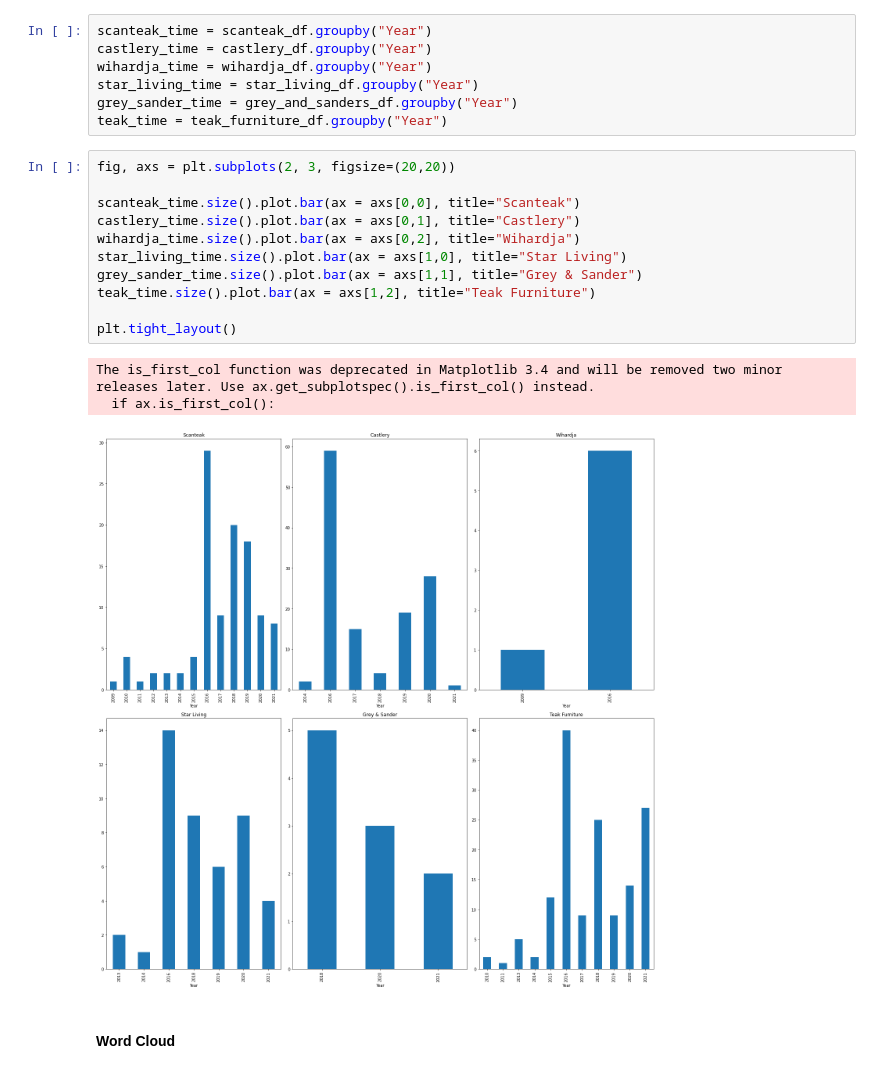
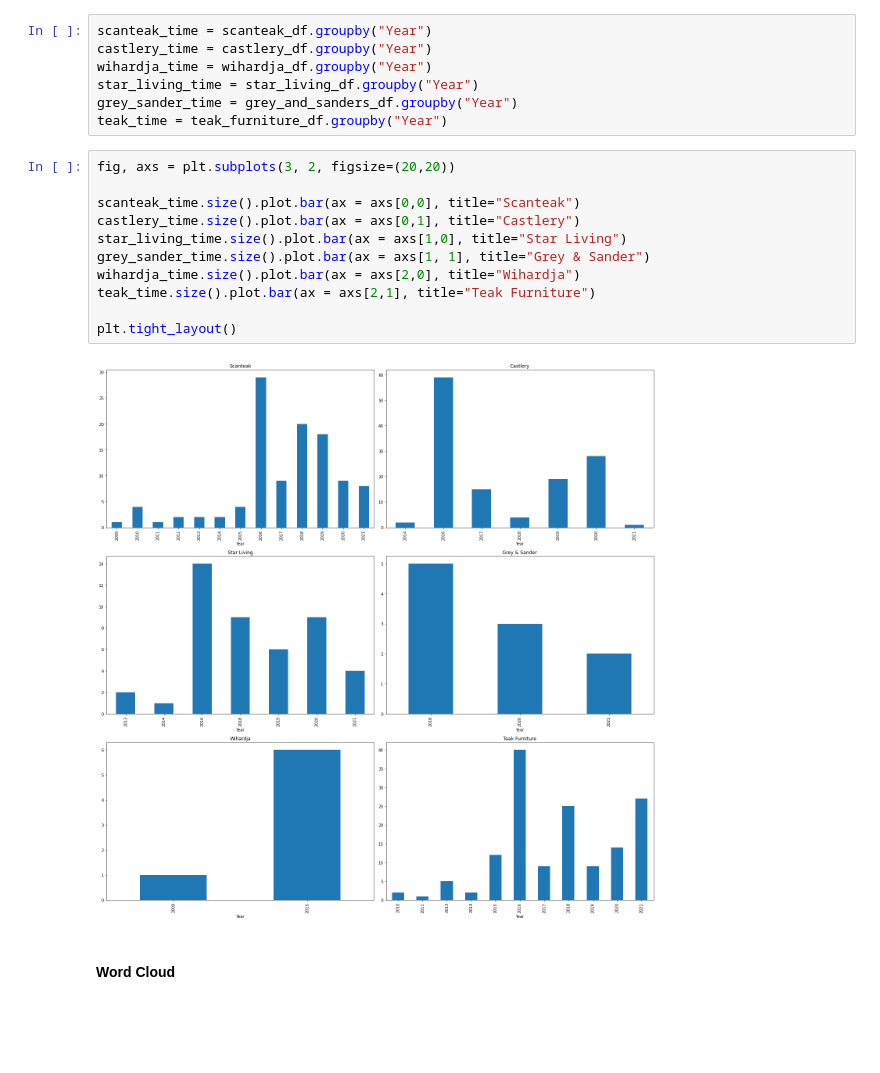
Before and after one commit to IvyHau/scanteak, a Jupyter notebook: Script/EDA Forum.ipynb, the cells around one changed output. Saved outputs shown, nothing was run; the diff lists cells and outputs as text; blank space fills up the shorter version.

```diff
--- a/Script/EDA Forum.ipynb
+++ b/Script/EDA Forum.ipynb
@@ -96,20 +96,18 @@ star_living_time = star_living_df.groupby("Year")
 grey_sander_time = grey_and_sanders_df.groupby("Year")
 teak_time = teak_furniture_df.groupby("Year")
 # %%
-fig, axs = plt.subplots(2, 3, figsize=(20,20))
+fig, axs = plt.subplots(3, 2, figsize=(20,20))
 
 scanteak_time.size().plot.bar(ax = axs[0,0], title="Scanteak")
 castlery_time.size().plot.bar(ax = axs[0,1], title="Castlery")
-wihardja_time.size().plot.bar(ax = axs[0,2], title="Wihardja")
 star_living_time.size().plot.bar(ax = axs[1,0], title="Star Living")
-grey_sander_time.size().plot.bar(ax = axs[1,1], title="Grey & Sander")
-teak_time.size().plot.bar(ax = axs[1,2], title="Teak Furniture")
+grey_sander_time.size().plot.bar(ax = axs[1, 1], title="Grey & Sander")
+wihardja_time.size().plot.bar(ax = axs[2,0], title="Wihardja")
+teak_time.size().plot.bar(ax = axs[2,1], title="Teak Furniture")
 
 plt.tight_layout()
 # %% [output]
-The is_first_col function was deprecated in Matplotlib 3.4 and will be removed two minor releases later. Use ax.get_subplotspec().is_first_col() instead.
-  if ax.is_first_col():
-[figure, old version]
+[figure, new version]
 # %% [markdown]
 #### Word Cloud
 # %%
```
Also changed, not shown: 1 other file.
